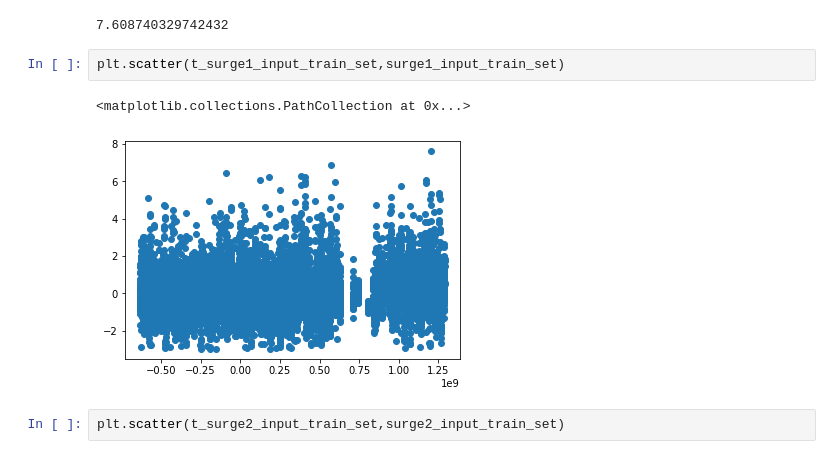
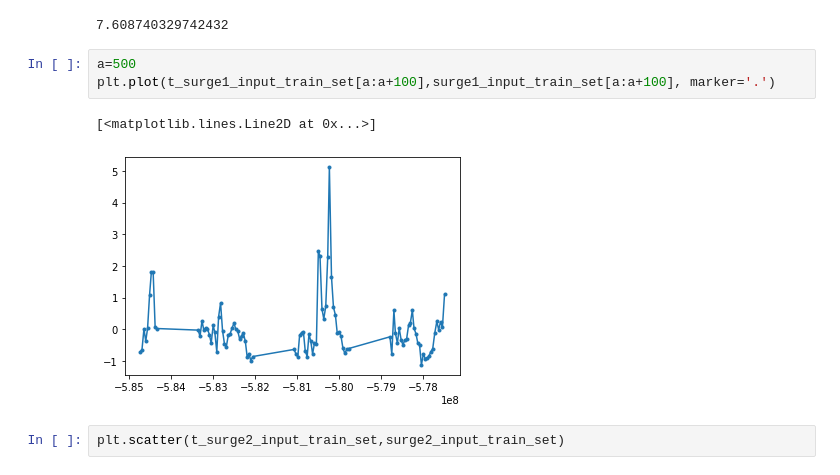
Before and after one commit to mvilucchio/tide_prediction, a Jupyter notebook: data/benchmark_kNN_ale.ipynb, the cells around one changed output. Cells and saved outputs as stored; diff of their text form.

```diff
--- a/data/benchmark_kNN_ale.ipynb
+++ b/data/benchmark_kNN_ale.ipynb
@@ -186,11 +207,12 @@ for i in surge1_input_train_set:
         print(i)
 # %% [output]
 7.608740329742432
-# %%
-plt.scatter(t_surge1_input_train_set,surge1_input_train_set)
-# %% [output]
-<matplotlib.collections.PathCollection at 0x...>
-[figure, removed]
+# %%
+a=500
+plt.plot(t_surge1_input_train_set[a:a+100],surge1_input_train_set[a:a+100], marker='.')
+# %% [output]
+[<matplotlib.lines.Line2D at 0x...>]
+[figure, added]
 # %%
 plt.scatter(t_surge2_input_train_set,surge2_input_train_set)
 # %% [output]
```
Also changed, not shown: parts of 21 cells of this notebook, 9 other files.
